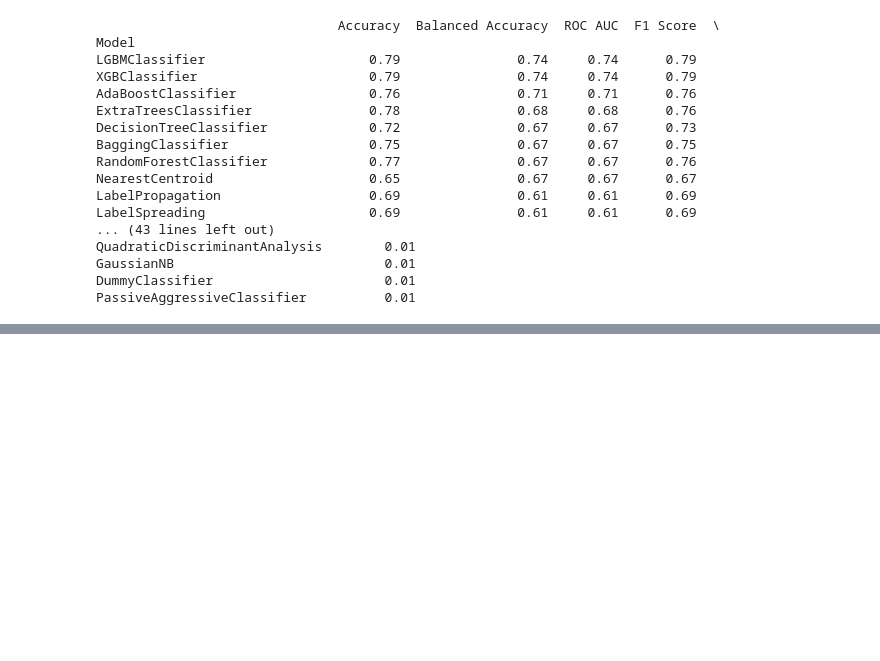
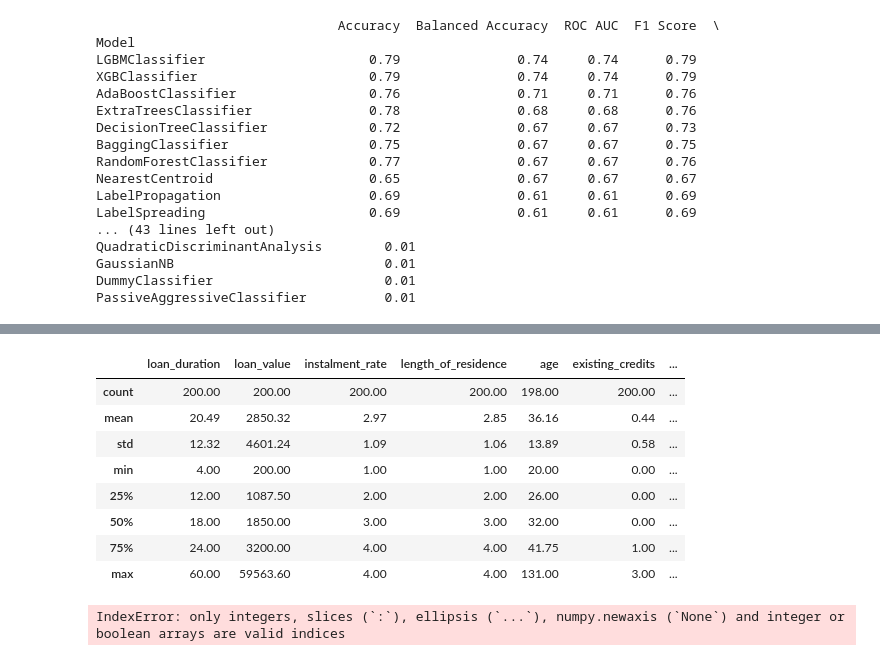
Before and after one commit to b-quantathon/qa-quantathon, a Jupyter notebook: notebooks/DataAnalysis.ipynb, the cells around one changed output, grey strips where cells are left out. Cells and saved outputs as stored; diff of their text form; code cells hidden in the pictures; blank space fills up the shorter version.

Commit message:
Experimenting with reward function calculation based on probability of default, loan amount and loan term. Need to fix last cell to create predictions for test data for submission

```diff
--- a/notebooks/DataAnalysis.ipynb
+++ b/notebooks/DataAnalysis.ipynb
@@ -257,0 +399,3 @@ PassiveAggressiveClassifier          0.01
+# %%
+X_test_copy = X_test.copy()
+X_test_copy.head()
@@ -257,0 +409,3 @@ PassiveAggressiveClassifier          0.01
+# %%
+X_test_copy['PD'] = best_xgb_classifier.predict_proba(X_test_processed)[:,1]
+X_test_copy.columns
@@ -257,0 +420,39 @@ PassiveAggressiveClassifier          0.01
+# %%
+RR = 4.4 # risk-free rate of return aka fed rate
+X_test_copy['expected_loss'] = X_test_copy['PD'] * X_test_copy['loan_value']
+X_test_copy['expected_income'] = (1 - X_test_copy['PD']) * (X_test_copy['loan_value'] * 10) # 9.5 is an approximate Barclays loan interest rate
+# %%
+#Calculate the Discounted Net Expected Reward or Loss (DNERL)
+X_test_copy['DNERL'] = (X_test_copy['expected_income'] / (1 + RR) ** X_test_copy['loan_duration']) - (X_test_copy['expected_loss'] / (1 + RR) ** X_test_copy['loan_duration'])
+# %%
+X_test_copy.describe()
+# %% [output]
+|  | loan_duration | loan_value | instalment_rate | length_of_residence | age | existing_credits | ... |
+| count | 200.00 | 200.00 | 200.00 | 200.00 | 198.00 | 200.00 | ... |
+| mean | 20.49 | 2850.32 | 2.97 | 2.85 | 36.16 | 0.44 | ... |
+| std | 12.32 | 4601.24 | 1.09 | 1.06 | 13.89 | 0.58 | ... |
+| min | 4.00 | 200.00 | 1.00 | 1.00 | 20.00 | 0.00 | ... |
+| 25% | 12.00 | 1087.50 | 2.00 | 2.00 | 26.00 | 0.00 | ... |
+| 50% | 18.00 | 1850.00 | 3.00 | 3.00 | 32.00 | 0.00 | ... |
+| 75% | 24.00 | 3200.00 | 4.00 | 4.00 | 41.75 | 1.00 | ... |
+| max | 60.00 | 59563.60 | 4.00 | 4.00 | 131.00 | 3.00 | ... |
+# %%
+test_data = pd.read_csv("../data/credit_data_test.csv")
+
+test_data_processed = preprocessor.transform(test_data)
+
+class_probabilities = best_xgb_classifier.predict_proba(test_data_processed)[:, 1]
+
+# Calculate Expected Loss (EL) for each data point
+test_data_processed['expected_loss'] = class_probabilities * test_data_processed['loan_value']
+
+# Calculate Expected Income (EI) for each data point
+test_data_processed['expected_income'] = (1 - new_class_probabilities) * (test_data_processed['loan_value'] * 10)
+
+# Calculate the Discounted Net Expected Reward or Loss (DNERL) for each data point
+test_data_processed['DNERL'] = (test_data_processed['expected_income'] / (1 + RR) ** test_data_processed['loan_duration']) - (test_data_processed['expected_loss'] / (1 + RR) ** test_data_processed['loan_duration'])
+
+# Add a new 'class' column based on the DNERL value
+test_data_processed['class'] = np.where(test_data_processed['DNERL'] > 0, 1, 0)
+# %% [output]
+IndexError: only integers, slices (`:`), ellipsis (`...`), numpy.newaxis (`None`) and integer or boolean arrays are valid indices
```
Also changed, not shown: parts of 15 cells of this notebook.
